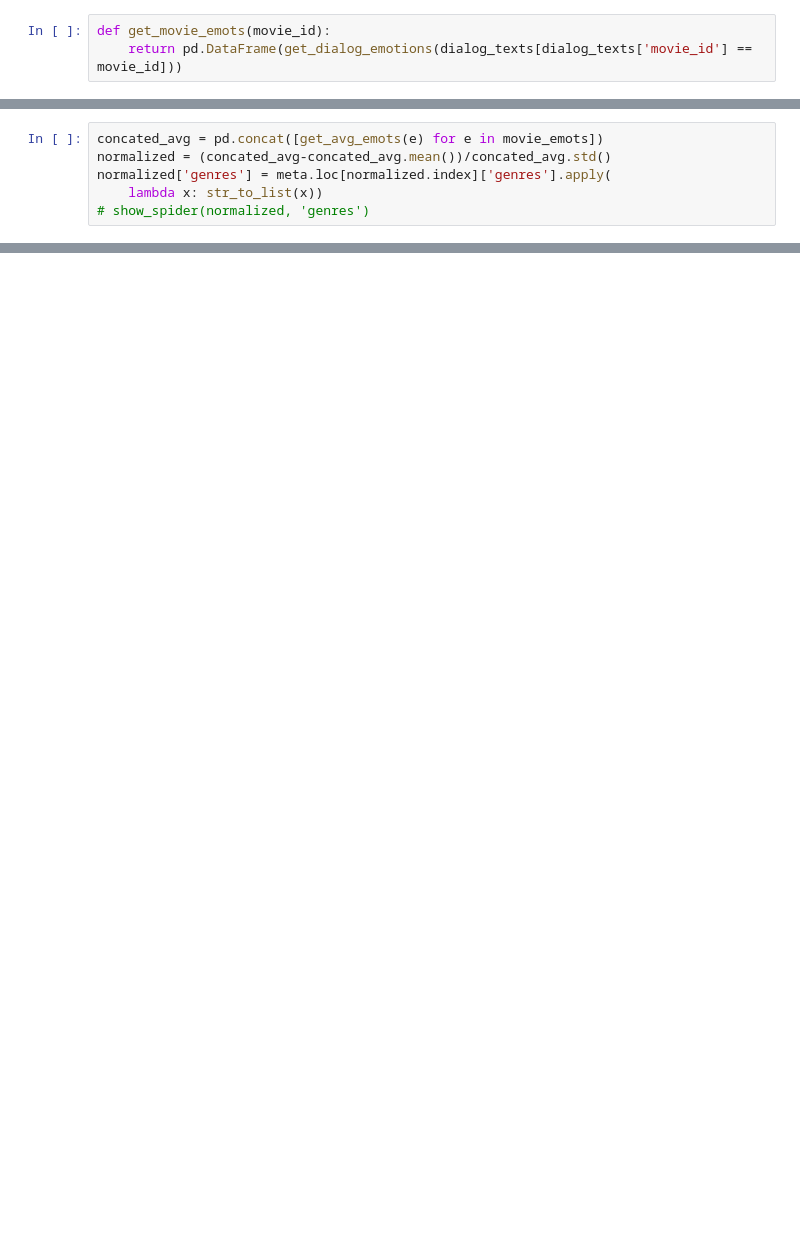
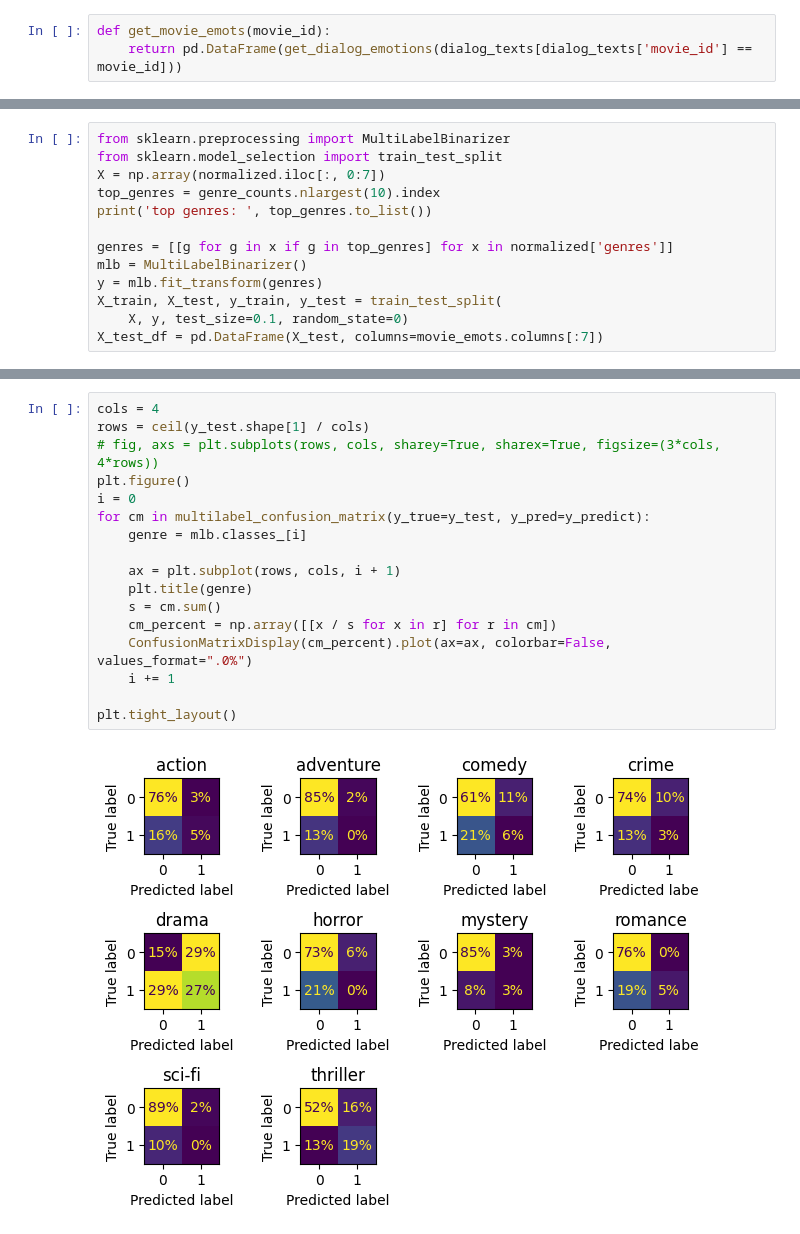
Before and after one commit to eitamyo/ou-workshop-project, a Jupyter notebook: dialogs.ipynb, the cells around one changed output, grey strips where cells are left out. Drawn from its saved outputs; the diff is of its cells as text; blank space fills up the shorter version.

```diff
--- a/dialogs.ipynb
+++ b/dialogs.ipynb
@@ -163,6 +284,0 @@ def show_spider(data: pd.DataFrame, label_col: str = None):
-# %%
-concated_avg = pd.concat([get_avg_emots(e) for e in movie_emots])
-normalized = (concated_avg-concated_avg.mean())/concated_avg.std()
-normalized['genres'] = meta.loc[normalized.index]['genres'].apply(
-    lambda x: str_to_list(x))
-# show_spider(normalized, 'genres')
@@ -176,0 +295,13 @@ show_spider(genre_avgs)
+# %%
+from sklearn.preprocessing import MultiLabelBinarizer
+from sklearn.model_selection import train_test_split
+X = np.array(normalized.iloc[:, 0:7])
+top_genres = genre_counts.nlargest(10).index
+print('top genres: ', top_genres.to_list())
+
+genres = [[g for g in x if g in top_genres] for x in normalized['genres']]
+mlb = MultiLabelBinarizer()
+y = mlb.fit_transform(genres)
+X_train, X_test, y_train, y_test = train_test_split(
+    X, y, test_size=0.1, random_state=0)
+X_test_df = pd.DataFrame(X_test, columns=movie_emots.columns[:7])
@@ -176,0 +369,19 @@ show_spider(genre_avgs)
+# %%
+cols = 4
+rows = ceil(y_test.shape[1] / cols)
+# fig, axs = plt.subplots(rows, cols, sharey=True, sharex=True, figsize=(3*cols, 4*rows))
+plt.figure()
+i = 0
+for cm in multilabel_confusion_matrix(y_true=y_test, y_pred=y_predict):
+    genre = mlb.classes_[i]
+
+    ax = plt.subplot(rows, cols, i + 1)
+    plt.title(genre)
+    s = cm.sum()
+    cm_percent = np.array([[x / s for x in r] for r in cm])
+    ConfusionMatrixDisplay(cm_percent).plot(ax=ax, colorbar=False, values_format=".0%")
+    i += 1
+
+plt.tight_layout()
+# %% [output]
+[figure, added]
```
Also changed, not shown: parts of 50 cells of this notebook, 7 other files.
